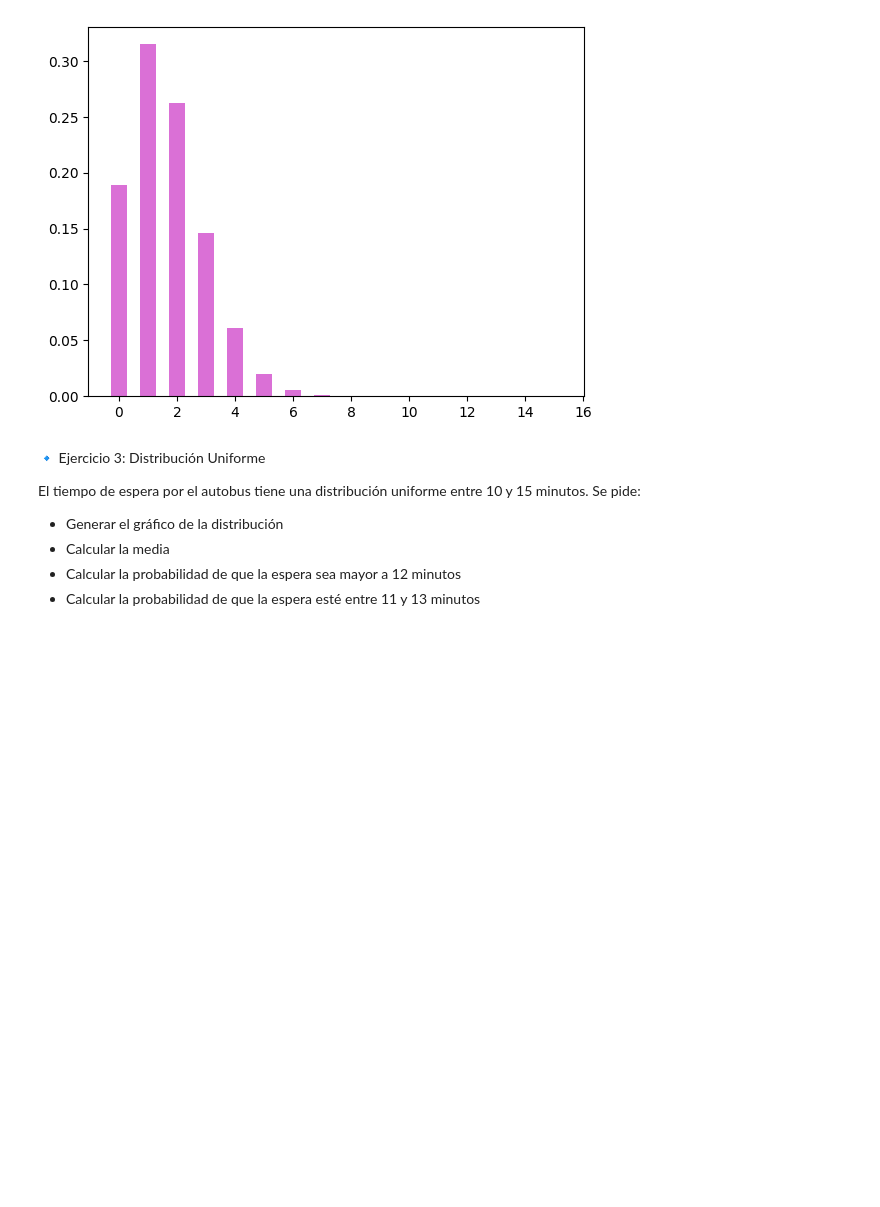
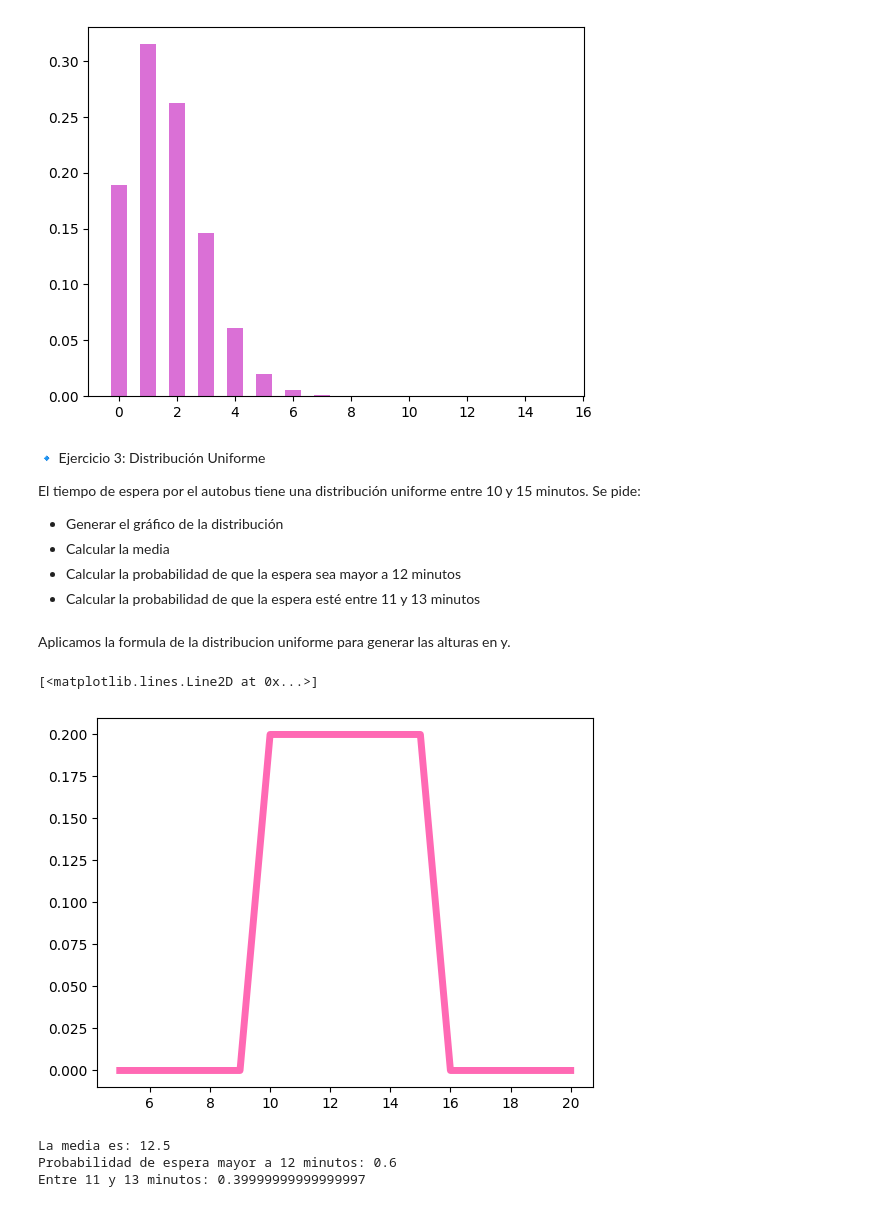
Before and after one commit to EzeGB/PythonExcercises, a Jupyter notebook: practica3DiplomadoCD.ipynb, the cells around one changed output. Cells and saved outputs as stored; diff of their text form; code cells hidden in the pictures; blank space fills up the shorter version.

```diff
--- a/practica3DiplomadoCD.ipynb
+++ b/practica3DiplomadoCD.ipynb
@@ -145,3 +148,27 @@ El tiempo de espera por el autobus tiene una distribución uniforme entre 10 y 1
 * Calcular la media
 * Calcular la probabilidad de que la espera sea mayor a 12 minutos
 * Calcular la probabilidad de que la espera esté entre 11 y 13 minutos
+# %% [markdown]
+Aplicamos la formula de la distribucion uniforme para generar las alturas en y.
+# %%
+from scipy.stats import uniform
+import numpy as np
+import matplotlib.pyplot as plt
+a = 10
+b = 15
+
+uni = uniform(a, b - a)
+x = np.arange (5, 20 + 1)
+y = [1/(b - a) if a <= x <= b else 0 for x in x]
+plt.plot(x, y, linewidth = 5, color = 'hotpink')
+# %% [output]
+[<matplotlib.lines.Line2D at 0x...>]
+[figure, added]
+# %%
+print('La media es:', uni.mean())
+print('Probabilidad de espera mayor a 12 minutos:', 1 - uni.cdf(12))
+print('Entre 11 y 13 minutos:', uni.cdf(13) - uni.cdf(11))
+# %% [output]
+La media es: 12.5
+Probabilidad de espera mayor a 12 minutos: 0.6
+Entre 11 y 13 minutos: 0.39999999999999997
```
Also changed, not shown: parts of 17 cells of this notebook.
